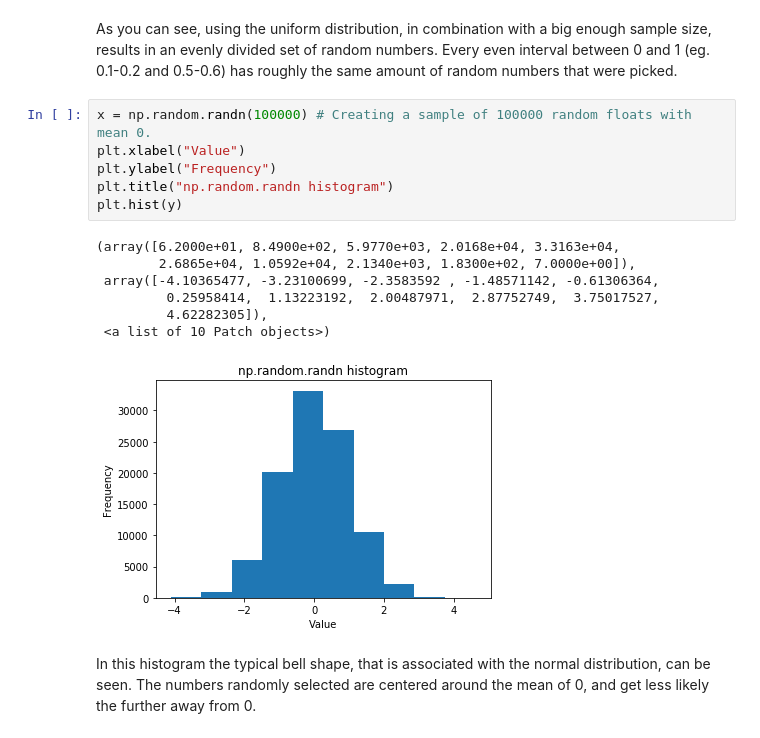
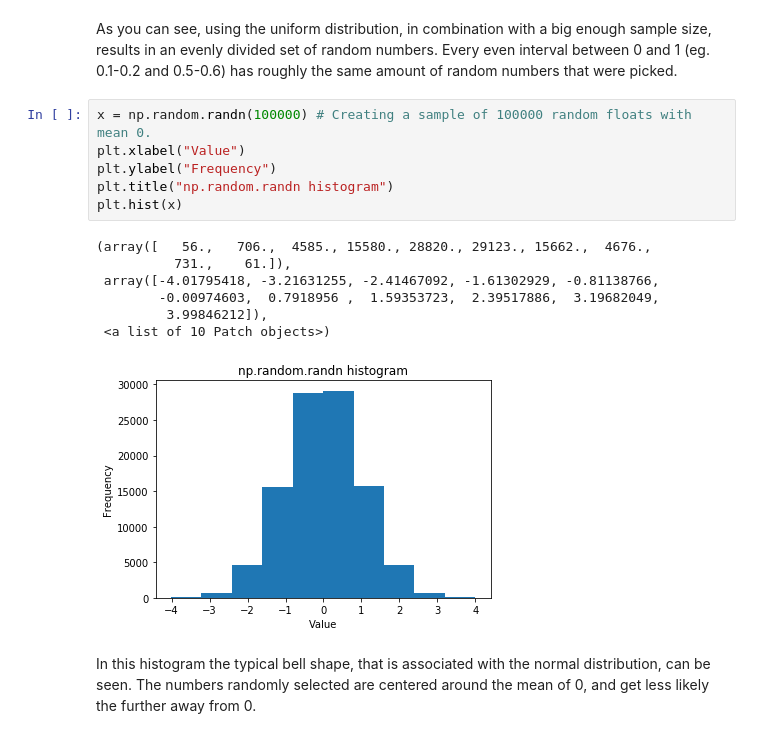
Before and after one commit to Ardvb/Numpy-random, a Jupyter notebook: Numpy-random.ipynb, the cells around one changed output. Saved outputs shown, nothing was run; the diff lists cells and outputs as text.

```diff
--- a/Numpy-random.ipynb
+++ b/Numpy-random.ipynb
@@ -74,17 +74,17 @@ As you can see, using the uniform distribution, in combination with a big enough
 # %%
 x = np.random.randn(100000) # Creating a sample of 100000 random floats with mean 0.
 plt.xlabel("Value")
 plt.ylabel("Frequency")
 plt.title("np.random.randn histogram")
-plt.hist(y)
+plt.hist(x)
 # %% [output]
-(array([6.2000e+01, 8.4900e+02, 5.9770e+03, 2.0168e+04, 3.3163e+04,
-        2.6865e+04, 1.0592e+04, 2.1340e+03, 1.8300e+02, 7.0000e+00]),
- array([-4.10365477, -3.23100699, -2.3583592 , -1.48571142, -0.61306364,
-         0.25958414,  1.13223192,  2.00487971,  2.87752749,  3.75017527,
-         4.62282305]),
+(array([   56.,   706.,  4585., 15580., 28820., 29123., 15662.,  4676.,
+          731.,    61.]),
+ array([-4.01795418, -3.21631255, -2.41467092, -1.61302929, -0.81138766,
+        -0.00974603,  0.7918956 ,  1.59353723,  2.39517886,  3.19682049,
+         3.99846212]),
  <a list of 10 Patch objects>)
-[figure, old version]
+[figure, new version]
 # %% [markdown]
 In this histogram the typical bell shape, that is associated with the normal distribution, can be seen. The numbers randomly selected are centered around the mean of 0, and get less likely the further away from 0.
 # %% [markdown]
```
Also changed, not shown: parts of 28 cells of this notebook.
